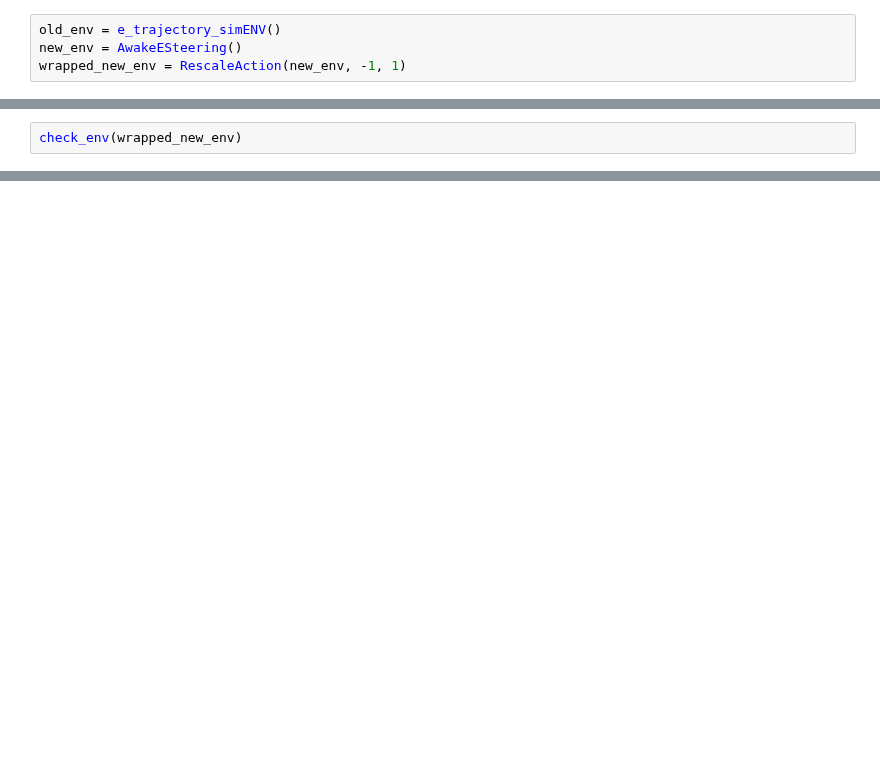
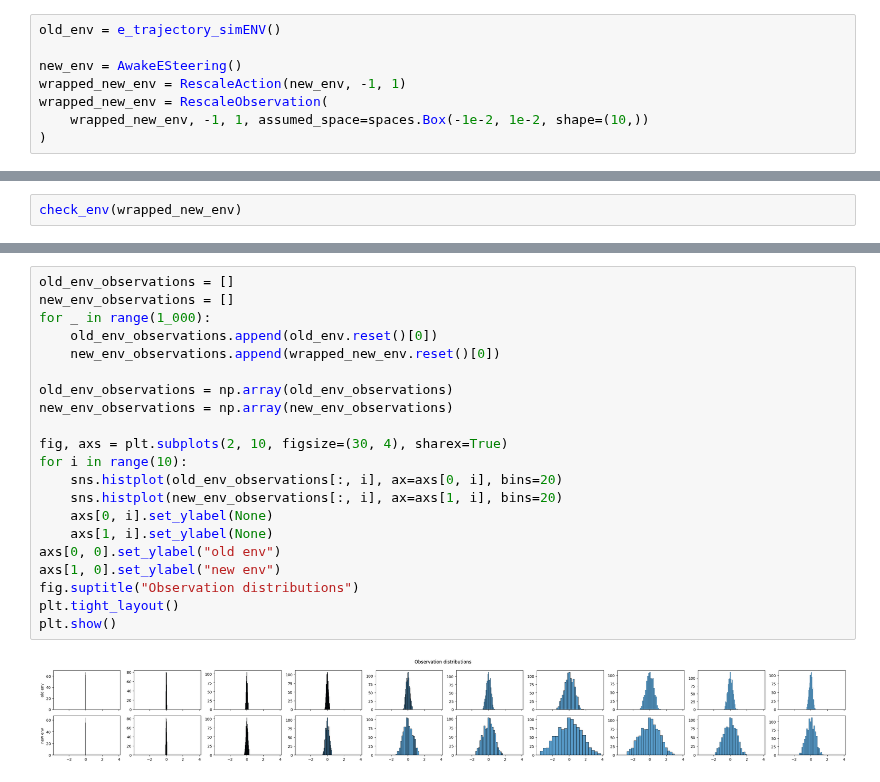
Before and after one commit to RL4AA/rl4aa24-tutorial, a Jupyter notebook: notebooks/compare_cern_shared.ipynb, the cells around one changed output, grey strips where cells are left out. Saved outputs shown, nothing was run; the diff lists cells and outputs as text; blank space fills up the shorter version.

```diff
--- a/notebooks/compare_cern_shared.ipynb
+++ b/notebooks/compare_cern_shared.ipynb
@@ -14,4 +17,8 @@ from compare.cern_shared.environment import e_trajectory_simENV
 # %%
 old_env = e_trajectory_simENV()
+
 new_env = AwakeESteering()
 wrapped_new_env = RescaleAction(new_env, -1, 1)
+wrapped_new_env = RescaleObservation(
+    wrapped_new_env, -1, 1, assumed_space=spaces.Box(-1e-2, 1e-2, shape=(10,))
+)
@@ -40,0 +84,23 @@ new_env.reset()
+# %%
+old_env_observations = []
+new_env_observations = []
+for _ in range(1_000):
+    old_env_observations.append(old_env.reset()[0])
+    new_env_observations.append(wrapped_new_env.reset()[0])
+
+old_env_observations = np.array(old_env_observations)
+new_env_observations = np.array(new_env_observations)
+
+fig, axs = plt.subplots(2, 10, figsize=(30, 4), sharex=True)
+for i in range(10):
+    sns.histplot(old_env_observations[:, i], ax=axs[0, i], bins=20)
+    sns.histplot(new_env_observations[:, i], ax=axs[1, i], bins=20)
+    axs[0, i].set_ylabel(None)
+    axs[1, i].set_ylabel(None)
+axs[0, 0].set_ylabel("old env")
+axs[1, 0].set_ylabel("new env")
+fig.suptitle("Observation distributions")
+plt.tight_layout()
+plt.show()
+# %% [output]
+[figure, added]
```
Also changed, not shown: parts of 14 cells of this notebook, 2 other files.
